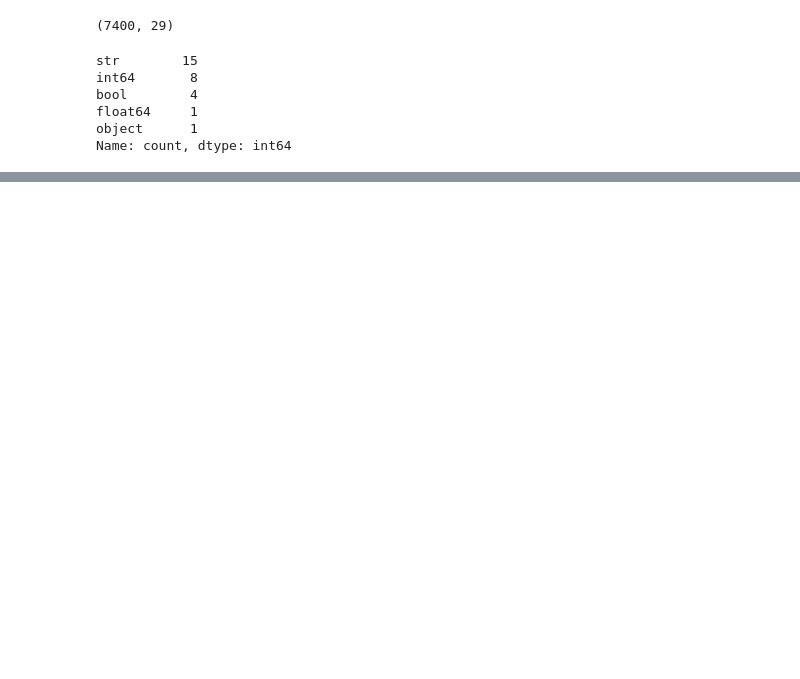
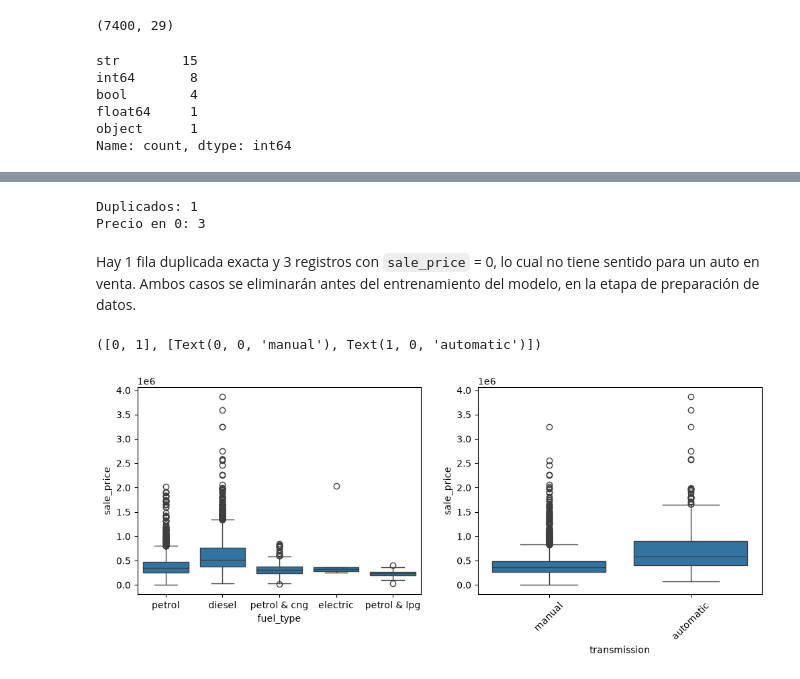
Before and after one commit to Joselito17821/car-price-prediction-mlops, a Jupyter notebook: fase-1/notebook.ipynb, the cells around one changed output, grey strips where cells are left out. Saved outputs shown, nothing was run; the diff lists cells and outputs as text; code cells hidden in the pictures; blank space fills up the shorter version.

Commit message:
feat: Análisis exploratorio de datos

```diff
--- a/fase-1/notebook.ipynb
+++ b/fase-1/notebook.ipynb
@@ -66,0 +171,18 @@ Name: count, dtype: int64
+# %%
+#duplicados y precios en 0
+print("Duplicados:", df.duplicated().sum())
+print("Precio en 0:", (df.sale_price == 0).sum())
+# %% [output]
+Duplicados: 1
+Precio en 0: 3
+# %% [markdown]
+Hay 1 fila duplicada exacta y 3 registros con `sale_price` = 0, lo cual no tiene sentido para un auto en venta. Ambos casos se eliminarán antes del entrenamiento del modelo, en la etapa de preparación de datos.
+# %%
+#Precio vs. fuel_type
+fig, ax = plt.subplots(1, 2, figsize=(12,4))
+sns.boxplot(data=df, x="fuel_type", y="sale_price", ax=ax[0])
+sns.boxplot(data=df, x="transmission", y="sale_price", ax=ax[1])
+plt.xticks(rotation=45)
+# %% [output]
+([0, 1], [Text(0, 0, 'manual'), Text(1, 0, 'automatic')])
+[figure, added]
```
Also changed, not shown: parts of 19 cells of this notebook.
